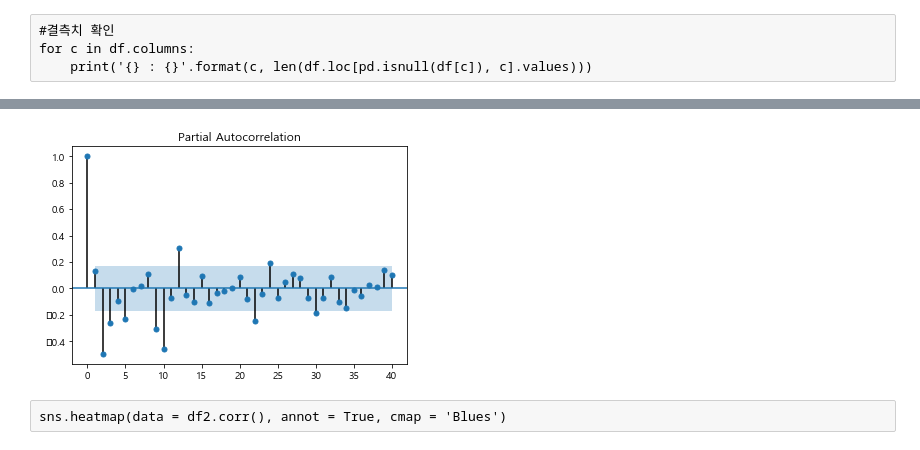
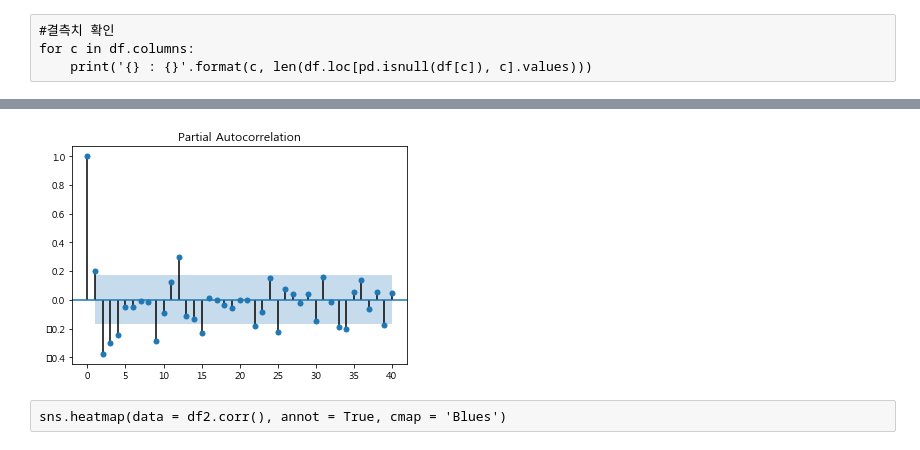
Before and after one commit to ahnjehoon/crop-price-predict, a Jupyter notebook: 가공 및 EDA/2. 데이터 가공(수정중).ipynb, the cells around one changed output, grey strips where cells are left out. Cells and saved outputs as stored; diff of their text form; code cells hidden in the pictures.

```diff
--- a/가공 및 EDA/2. 데이터 가공(수정중).ipynb
+++ b/가공 및 EDA/2. 데이터 가공(수정중).ipynb
@@ -26,3 +17,12 @@ df = df[(df['stdqlitynewcode'] == '11')
+# %%
+# 11,특
+# 12,상
+# 13,보통
+# 1Z,무등급
+df = df[(df['stdqlitynewcode'] == '11')
+    | (df['stdqlitynewcode'] == '12')
+    | (df['stdqlitynewcode'] == '13')
+    | (df['stdqlitynewcode'] == '1Z')]
 # %% [raw]
 # 100101,봄배추
 # 100102,여름배추
@@ -36,6 +36,8 @@ df = df[(df['stdspciesnewcode'] == 100101)
         | (df['stdspciesnewcode'] == 100104)
         | (df['stdspciesnewcode'] == 100105)
         | (df['stdspciesnewcode'] == 100106)]
+# %%
+df = df[(df['stdspciesnewcode'] == 100104)]
 # %%
 # 경매 데이터
 df = df[(df['aucsecode'] == 1)]
@@ -91,3 +78,5 @@ See the caveats in the documentation: http://pandas.pydata.org/pandas-docs/stabl
+# %%
+df = pricTransform(df)
 # %%
 df['yyyy'] = df['delngde'].map(lambda x: str(x)[0:4])
 df['mm'] = df['delngde'].map(lambda x: str(x)[4:6])
@@ -97,8 +88,8 @@ new_df = pd.concat((df[['kgperprice','yyyy','mm']].groupby(['yyyy','mm']).mean()
 # %%
-x_t  = new_df['kgperprice'][:-1]
-x_t1 = new_df['kgperprice'][1:]
+x_t  = new_df['kgperprice'][1:]
+x_t1 = new_df['kgperprice'][:-1]
 y = np.log(x_t.values / x_t1.values)
 sm.graphics.tsa.plot_pacf(y, lags=40)
 plt.show()
 # %% [output]
-[figure, old version]
+[figure, new version]
```
Also changed, not shown: parts of 4 cells of this notebook, 4 other files.
